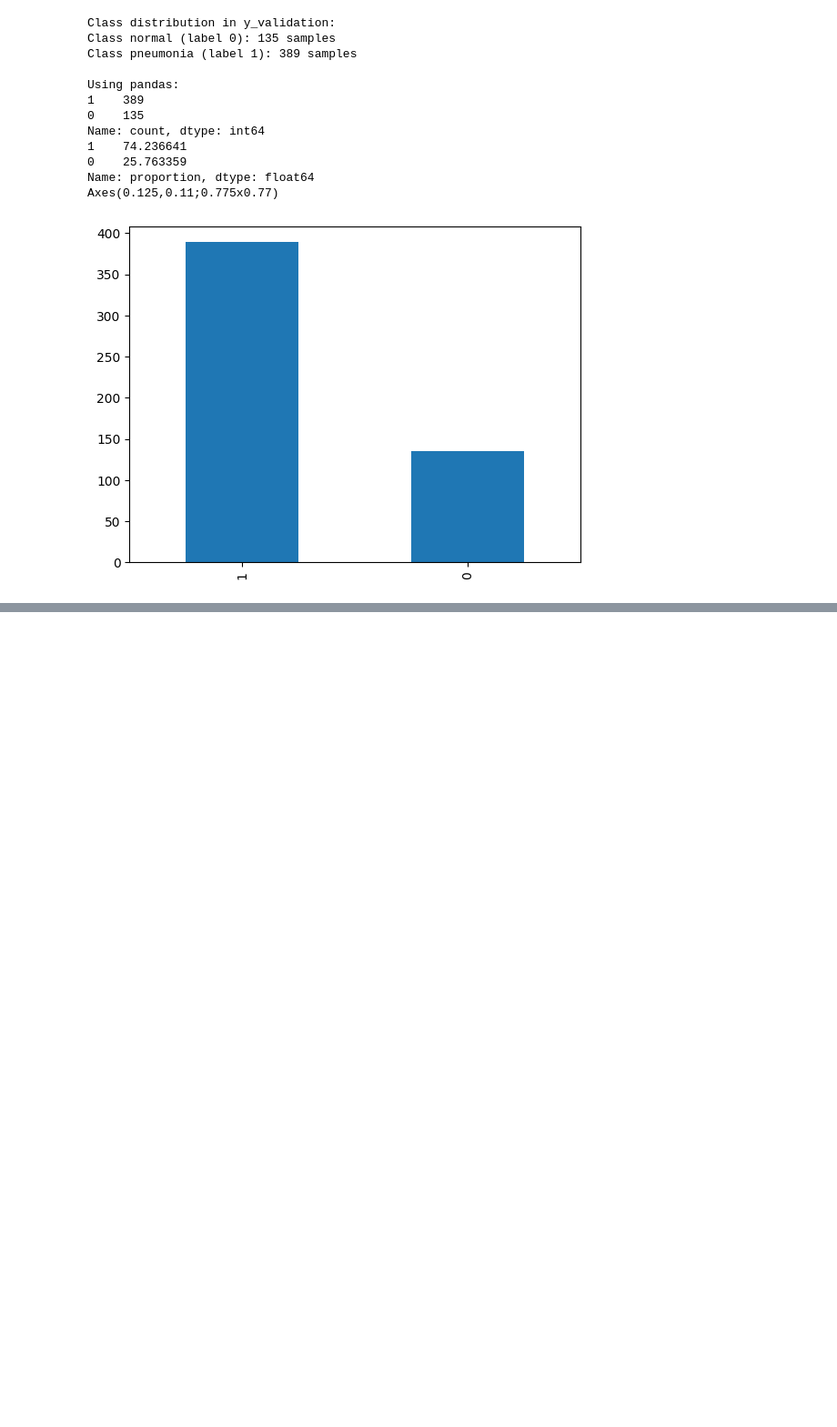
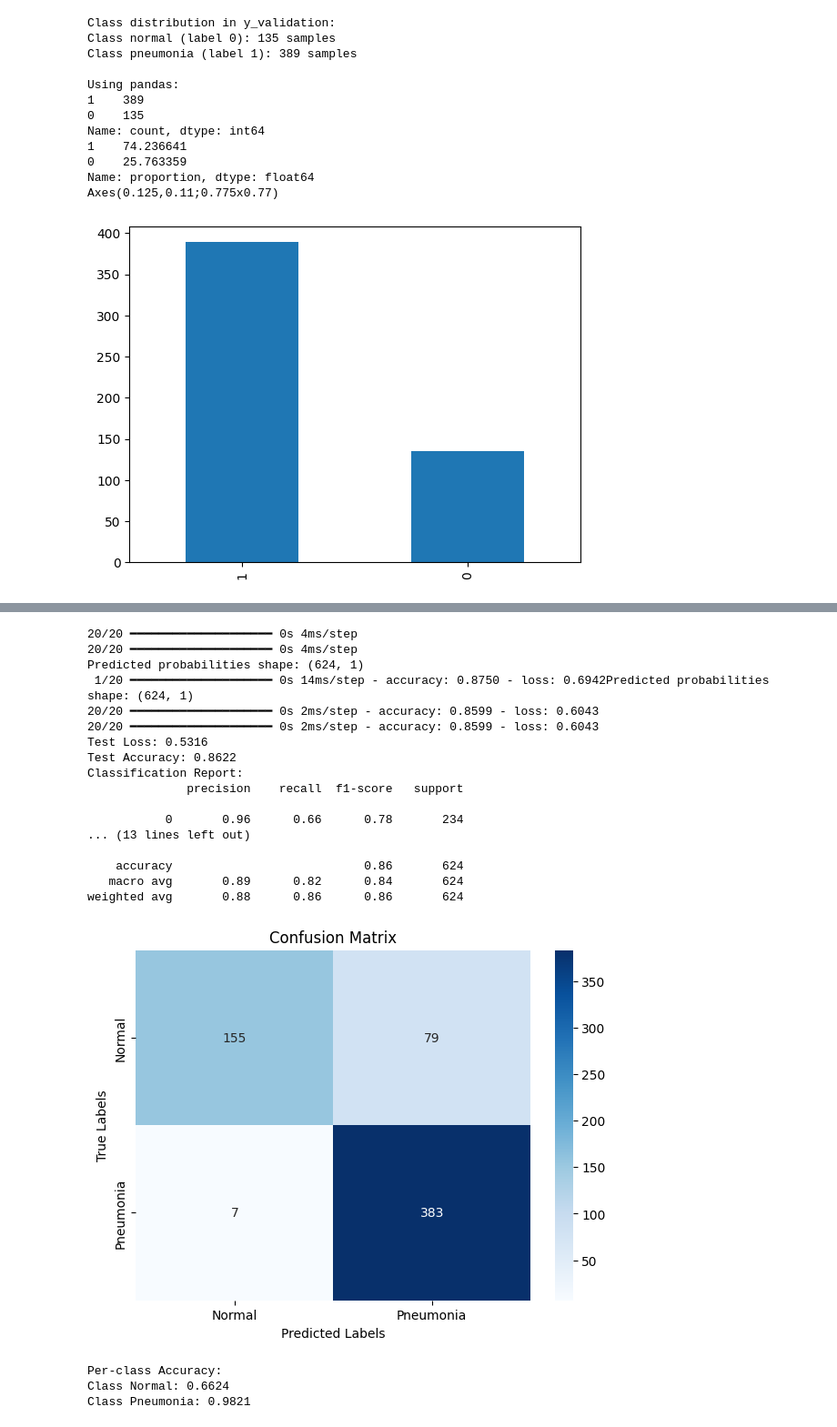
Before and after one commit to nelsonk23/Pneumonia-Detection, a Jupyter notebook: pneumonia-mnist.ipynb, the cells around one changed output, grey strips where cells are left out. Shown: that part at 91% size. Drawn from its saved outputs; the diff is of its cells as text; code cells hidden in the pictures; blank space fills up the shorter version.

```diff
--- a/pneumonia-mnist.ipynb
+++ b/pneumonia-mnist.ipynb
@@ -342,0 +502,17 @@ Axes(0.125,0.11;0.775x0.77)
+# %%
+model = Sequential([
+    Conv2D(32, (3, 3), activation='relu', input_shape=(28, 28, 1)),
+    Conv2D(64, (3, 3), activation='relu'),
+    MaxPooling2D(pool_size=(2, 2)),
+    Flatten(),
+    Dense(15, activation='relu'),
+    Dense(1, activation='sigmoid')
+])
+
+model.compile(
+    loss='binary_crossentropy',
+    optimizer=Adam(),
+    metrics=['accuracy']
+)
+
+model.summary()
@@ -342,0 +539,2 @@ Axes(0.125,0.11;0.775x0.77)
+# %%
+history = model.fit(x_train, y_train, epochs=10, validation_data=(x_validation, y_validation))
@@ -342,0 +559,24 @@ Axes(0.125,0.11;0.775x0.77)
+# %%
+test_model_and_evaluate(model)
+# %% [output]
+20/20 ━━━━━━━━━━━━━━━━━━━━ 0s 4ms/step
+20/20 ━━━━━━━━━━━━━━━━━━━━ 0s 4ms/step
+Predicted probabilities shape: (624, 1)
+ 1/20 ━━━━━━━━━━━━━━━━━━━━ 0s 14ms/step - accuracy: 0.8750 - loss: 0.6942Predicted probabilities shape: (624, 1)
+20/20 ━━━━━━━━━━━━━━━━━━━━ 0s 2ms/step - accuracy: 0.8599 - loss: 0.6043
+20/20 ━━━━━━━━━━━━━━━━━━━━ 0s 2ms/step - accuracy: 0.8599 - loss: 0.6043
+Test Loss: 0.5316
+Test Accuracy: 0.8622
+Classification Report:
+              precision    recall  f1-score   support
+
+           0       0.96      0.66      0.78       234
+... (13 lines left out)
+
+    accuracy                           0.86       624
+   macro avg       0.89      0.82      0.84       624
+weighted avg       0.88      0.86      0.86       624
+[figure, added]
+Per-class Accuracy:
+Class Normal: 0.6624
+Class Pneumonia: 0.9821
```
Also changed, not shown: parts of 29 cells of this notebook.
